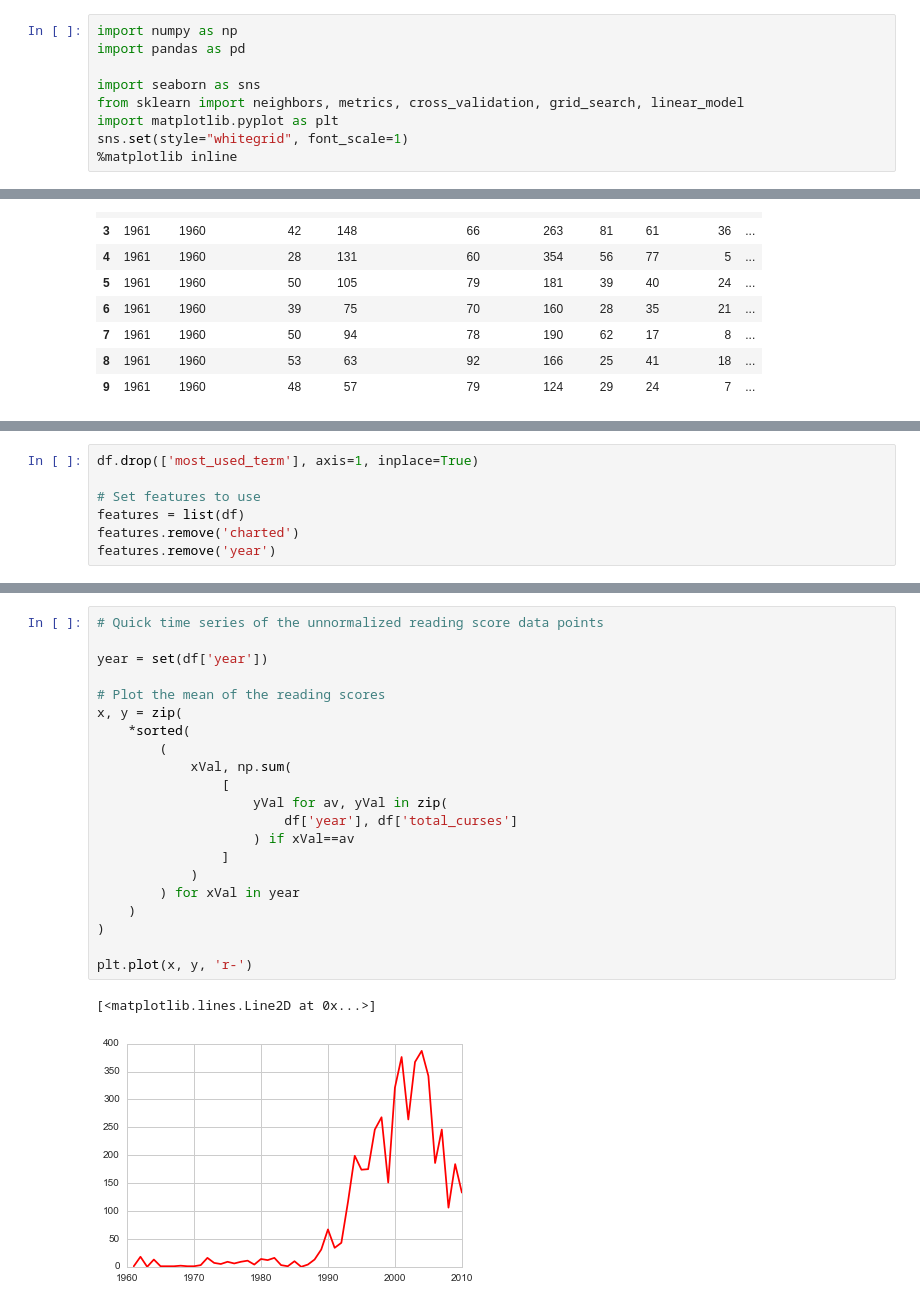
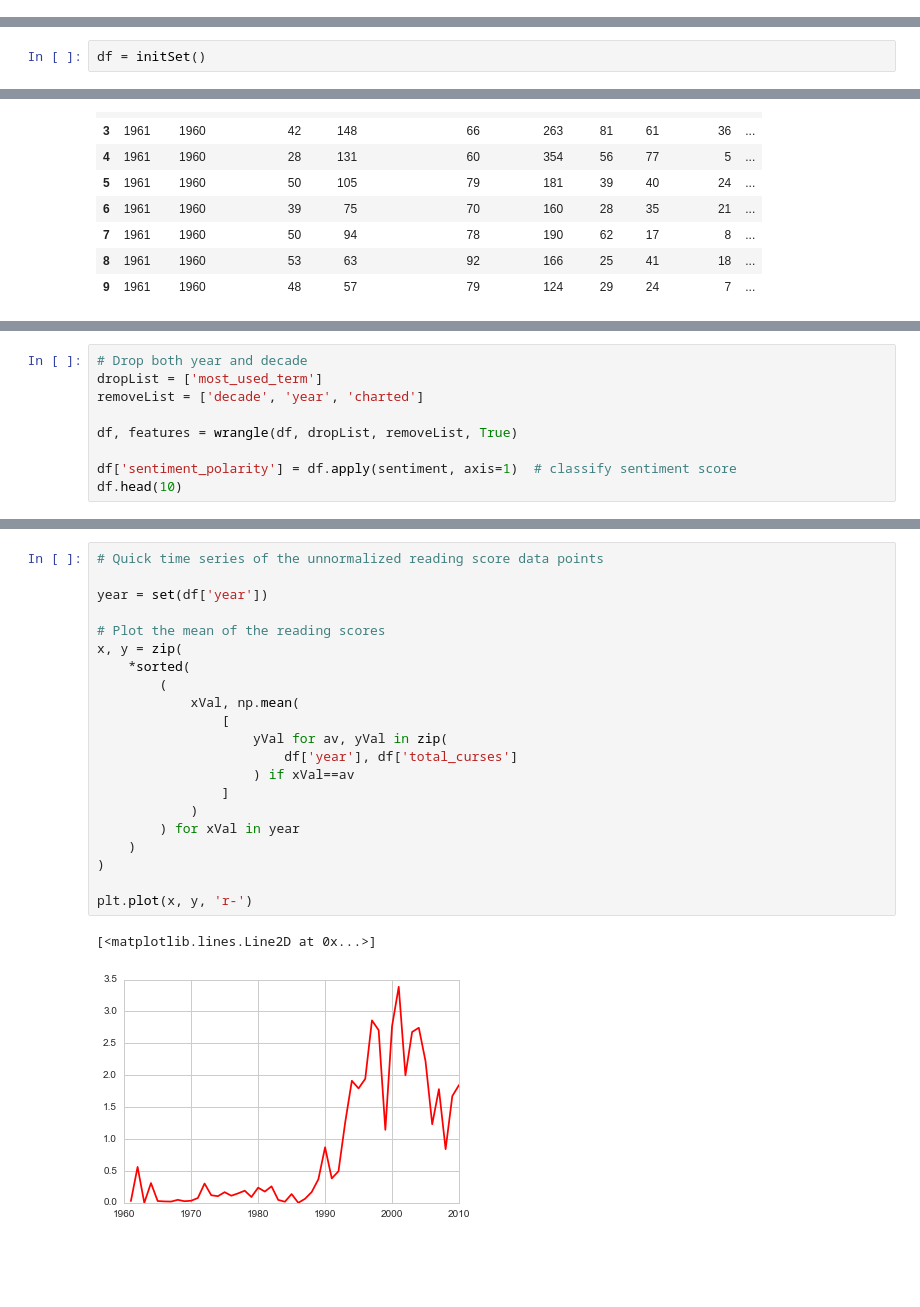
Before and after one commit to ribbas/Heat-Replay, a Jupyter notebook: src/assets/models/notebooks/exploratory-analysis.ipynb, the cells around one changed output, grey strips where cells are left out. Drawn from its saved outputs; the diff is of its cells as text; blank space fills up the shorter version.

```diff
--- a/src/assets/models/notebooks/exploratory-analysis.ipynb
+++ b/src/assets/models/notebooks/exploratory-analysis.ipynb
@@ -1,9 +0,0 @@
-# %%
-import numpy as np
-import pandas as pd
-
-import seaborn as sns
-from sklearn import neighbors, metrics, cross_validation, grid_search, linear_model
-import matplotlib.pyplot as plt
-sns.set(style="whitegrid", font_scale=1)
-%matplotlib inline
@@ -16,3 +18,5 @@ df = pd.read_csv(dataUrl)
+# %%
+df = initSet()
 # %%
 # Check head
 df.head(10)
@@ -47,9 +59,2 @@ df.head(10)
 #     ]
 # )
-# %%
-df.drop(['most_used_term'], axis=1, inplace=True)
-
-# Set features to use
-features = list(df)
-features.remove('charted')
-features.remove('year')
@@ -207,0 +61,9 @@ sns.boxplot(df_copy['decade'], df_copy['reading_score'], ax=ax)
+# %%
+# Drop both year and decade
+dropList = ['most_used_term']
+removeList = ['decade', 'year', 'charted']
+
+df, features = wrangle(df, dropList, removeList, True)
+
+df['sentiment_polarity'] = df.apply(sentiment, axis=1)  # classify sentiment score
+df.head(10)
@@ -208,24 +151,24 @@ sns.boxplot(df_copy['decade'], df_copy['reading_score'], ax=ax)
 # %%
 # Quick time series of the unnormalized reading score data points
 
 year = set(df['year'])
 
 # Plot the mean of the reading scores
 x, y = zip(
     *sorted(
         (
-            xVal, np.sum(
+            xVal, np.mean(
                 [
                     yVal for av, yVal in zip(
                         df['year'], df['total_curses']
                     ) if xVal==av
                 ]
             )
         ) for xVal in year
     )
 )
 
 plt.plot(x, y, 'r-')
 # %% [output]
 [<matplotlib.lines.Line2D at 0x...>]
-[figure, old version]
+[figure, new version]
```
Also changed, not shown: parts of 29 cells of this notebook, 18 other files.
